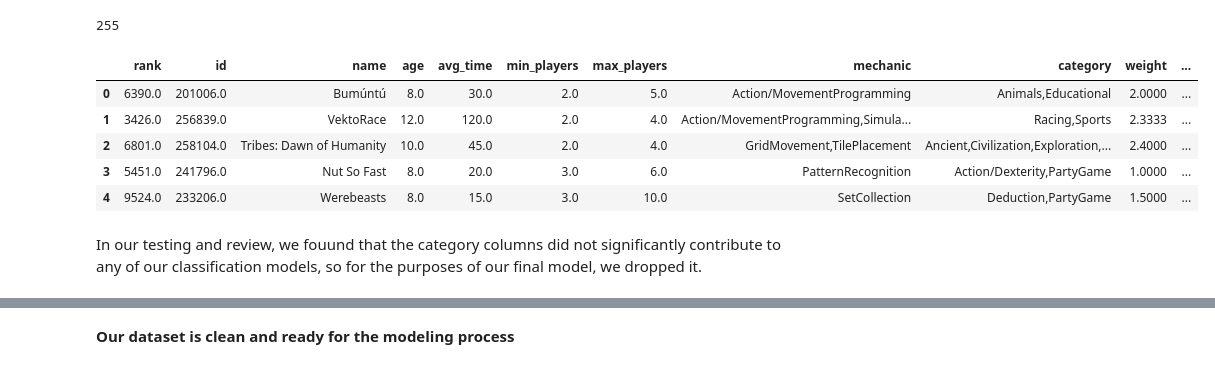
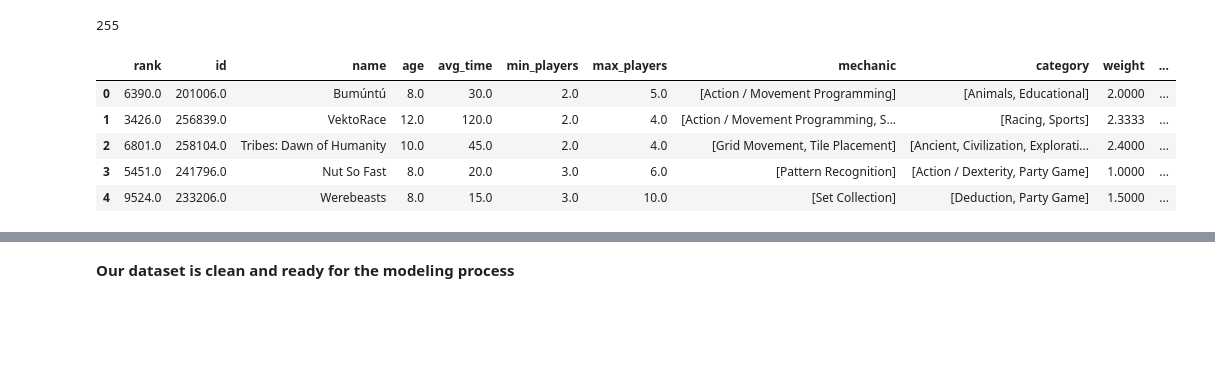
Before and after one commit to jnawjux/board_game_rank_classifier, a Jupyter notebook: final.ipynb, the cells around one changed output, grey strips where cells are left out. Cells and saved outputs as stored; diff of their text form; code cells hidden in the pictures; blank space fills up the shorter version.

Commit message:
Cleaning out previous function for handling columns of lists

```diff
--- a/final.ipynb
+++ b/final.ipynb
@@ -46,8 +50,9 @@ import seaborn as sns
 **We obtained our dataset through a combination of using boardgamegeek API Python package<br> and scraping  the boardgamegeek website for missing and additional data.**
 # %%
 # Complete dataset is saved in data folder as bgg_complete_1419.csv
-
-bgg = pd.read_csv('data/bgg_complete_1419.csv', index_col=0)
+bgg = pd.read_csv('data/bgg_complete_1419.csv',
+                   index_col=0,
+                   converters={"mechanic": literal_eval, "category": literal_eval} )
 # %%
 bgg.head()
 # %% [output]
@@ -100,18 +105,14 @@ len(bgg[bgg['num_rev'] < 50])
 # Removing rows with less than 50 reviews
 to_drop = bgg[bgg['num_rev'] < 50]
 bgg.drop(to_drop.index, axis=0, inplace=True)
-# %%
-# 'Category' and 'Mechanic' are strings that just appear to be lists. This removes the list formatting.
-bgg['mechanic'] = bgg['mechanic'].apply(lambda x: re.sub("\[|\]|'","", x).replace(" ",""))
-bgg['category'] = bgg['category'].apply(lambda x: re.sub("\[|\]|'","", x).replace(" ",""))
 # %%
-bgg = bgg.reset_index()
+bgg.reset_index(inplace=True)
 bgg.drop('index', axis=1, inplace=True)
 bgg.head()
 # %% [output]
 |  | rank | id | name | age | avg_time | min_players | max_players | mechanic | category | weight | ... |
-| 0 | 6390.0 | 201006.0 | Bumúntú | 8.0 | 30.0 | 2.0 | 5.0 | Action/MovementProgramming | Animals,Educational | 2.0000 | ... |
-| 1 | 3426.0 | 256839.0 | VektoRace | 12.0 | 120.0 | 2.0 | 4.0 | Action/MovementProgramming,Simula... | Racing,Sports | 2.3333 | ... |
-| 2 | 6801.0 | 258104.0 | Tribes: Dawn of Humanity | 10.0 | 45.0 | 2.0 | 4.0 | GridMovement,TilePlacement | Ancient,Civilization,Exploration,... | 2.4000 | ... |
-| 3 | 5451.0 | 241796.0 | Nut So Fast | 8.0 | 20.0 | 3.0 | 6.0 | PatternRecognition | Action/Dexterity,PartyGame | 1.0000 | ... |
-| 4 | 9524.0 | 233206.0 | Werebeasts | 8.0 | 15.0 | 3.0 | 10.0 | SetCollection | Deduction,PartyGame | 1.5000 | ... |
+| 0 | 6390.0 | 201006.0 | Bumúntú | 8.0 | 30.0 | 2.0 | 5.0 | [Action / Movement Programming] | [Animals, Educational] | 2.0000 | ... |
+| 1 | 3426.0 | 256839.0 | VektoRace | 12.0 | 120.0 | 2.0 | 4.0 | [Action / Movement Programming, S... | [Racing, Sports] | 2.3333 | ... |
+| 2 | 6801.0 | 258104.0 | Tribes: Dawn of Humanity | 10.0 | 45.0 | 2.0 | 4.0 | [Grid Movement, Tile Placement] | [Ancient, Civilization, Explorati... | 2.4000 | ... |
+| 3 | 5451.0 | 241796.0 | Nut So Fast | 8.0 | 20.0 | 3.0 | 6.0 | [Pattern Recognition] | [Action / Dexterity, Party Game] | 1.0000 | ... |
+| 4 | 9524.0 | 233206.0 | Werebeasts | 8.0 | 15.0 | 3.0 | 10.0 | [Set Collection] | [Deduction, Party Game] | 1.5000 | ... |
@@ -122,2 +118,0 @@ bgg_complete = ohe_list_col(bgg, 'category', "cat_")
-# %% [markdown]
-In our testing and review, we fouund that the category columns did not significantly contribute to any of our classification models, so for the purposes of our final model, we dropped it.
```
Also changed, not shown: parts of 9 cells of this notebook.
